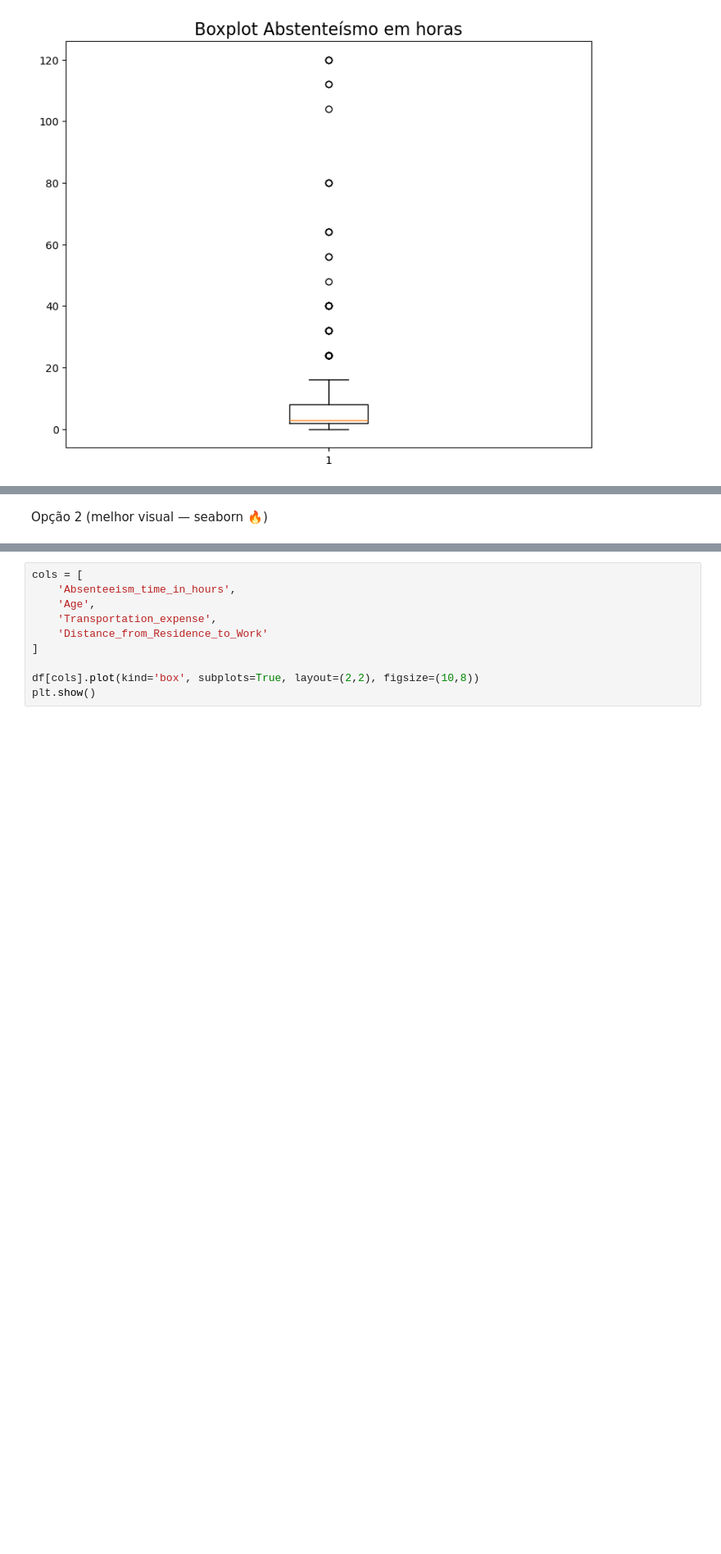
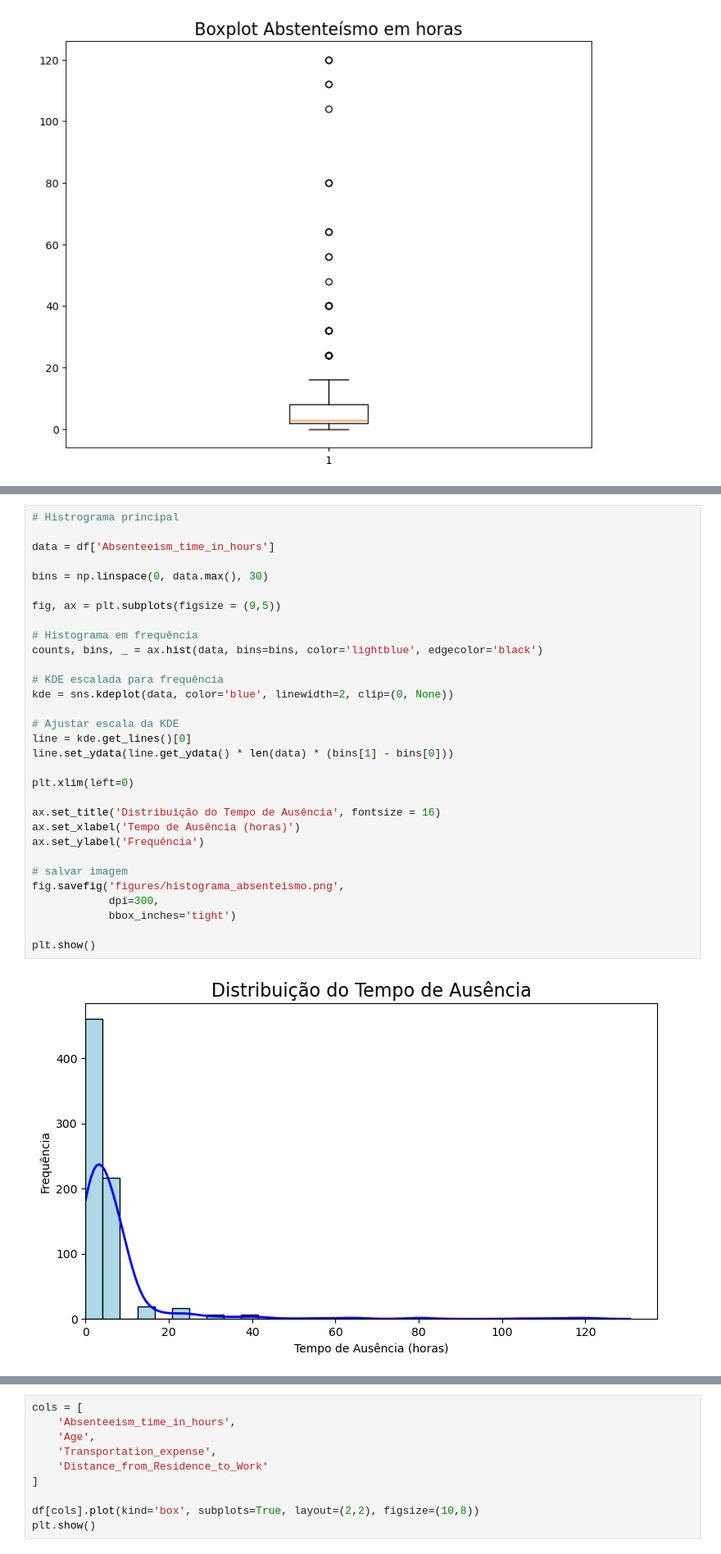
Before and after one commit to andreldfraga/analise-exploratoria-absenteismo, a Jupyter notebook: absenteismo_analise_variaveis_numericas.ipynb, the cells around one changed output, grey strips where cells are left out. Shown at 82% size. Saved outputs shown, nothing was run; the diff lists cells and outputs as text; blank space fills up the shorter version.

```diff
--- a/absenteismo_analise_variaveis_numericas.ipynb
+++ b/absenteismo_analise_variaveis_numericas.ipynb
@@ -74,2 +90,33 @@ plt.show()
-# %% [markdown]
-Opção 2 (melhor visual — seaborn 🔥)
+# %%
+# Histrograma principal
+
+data = df['Absenteeism_time_in_hours']
+
+bins = np.linspace(0, data.max(), 30)
+
+fig, ax = plt.subplots(figsize = (9,5))
+
+# Histograma em frequência
+counts, bins, _ = ax.hist(data, bins=bins, color='lightblue', edgecolor='black')
+
+# KDE escalada para frequência
+kde = sns.kdeplot(data, color='blue', linewidth=2, clip=(0, None))
+
+# Ajustar escala da KDE
+line = kde.get_lines()[0]
+line.set_ydata(line.get_ydata() * len(data) * (bins[1] - bins[0]))
+
+plt.xlim(left=0)
+
+ax.set_title('Distribuição do Tempo de Ausência', fontsize = 16)
+ax.set_xlabel('Tempo de Ausência (horas)')
+ax.set_ylabel('Frequência')
+
+# salvar imagem
+fig.savefig('figures/histograma_absenteismo.png',
+            dpi=300,
+            bbox_inches='tight')
+
+plt.show()
+# %% [output]
+[figure, added]
```
Also changed, not shown: parts of 29 cells of this notebook.
